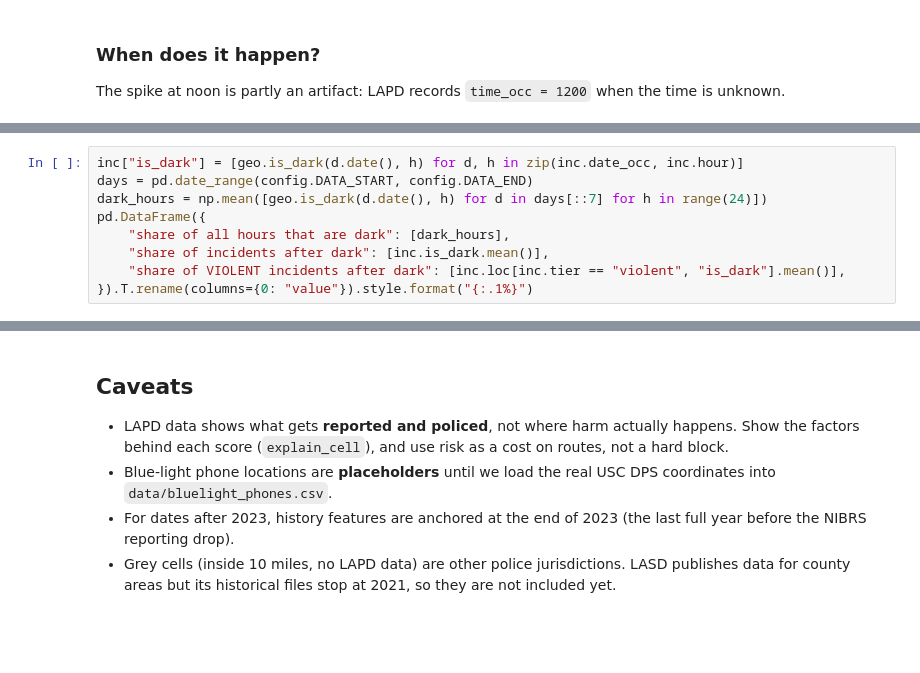
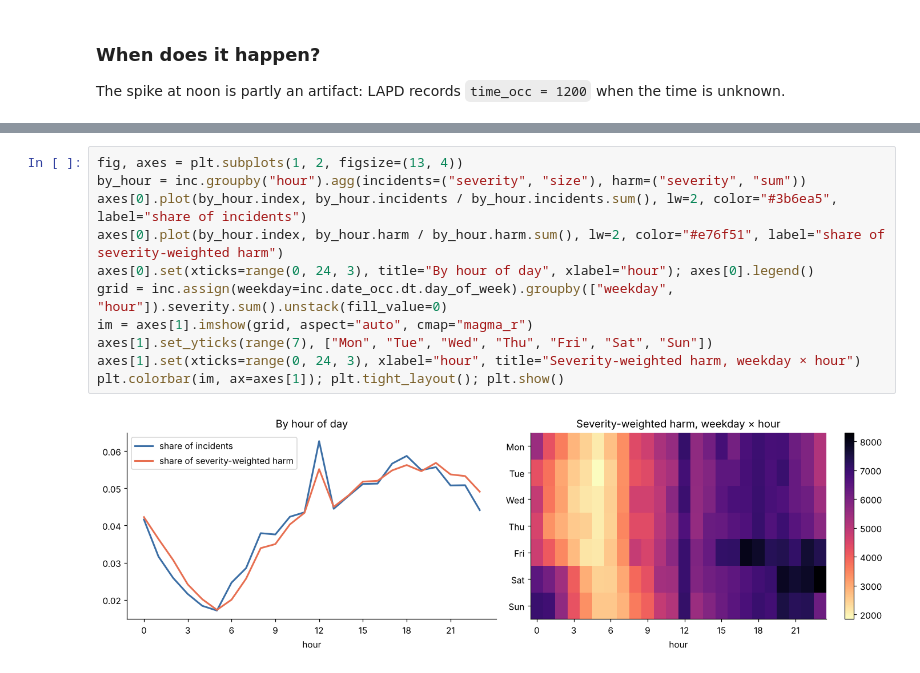
Before and after one commit to BenNormann/fight-or-flight-BE, a Jupyter notebook: algorithm/explore_train_infer.ipynb, the cells around one changed output, grey strips where cells are left out. Cells and saved outputs as stored; diff of their text form; blank space fills up the shorter version.

```diff
--- a/algorithm/explore_train_infer.ipynb
+++ b/algorithm/explore_train_infer.ipynb
@@ -119,9 +95,0 @@ We compute civil dawn/dusk for LA on each date with `astral`.
-# %%
-inc["is_dark"] = [geo.is_dark(d.date(), h) for d, h in zip(inc.date_occ, inc.hour)]
-days = pd.date_range(config.DATA_START, config.DATA_END)
-dark_hours = np.mean([geo.is_dark(d.date(), h) for d in days[::7] for h in range(24)])
-pd.DataFrame({
-    "share of all hours that are dark": [dark_hours],
-    "share of incidents after dark": [inc.is_dark.mean()],
-    "share of VIOLENT incidents after dark": [inc.loc[inc.tier == "violent", "is_dark"].mean()],
-}).T.rename(columns={0: "value"}).style.format("{:.1%}")
@@ -423,7 +96,13 @@ plt.tight_layout(); plt.show()
-# %% [markdown]
-## Caveats
-
-- LAPD data shows what gets **reported and policed**, not where harm actually happens. Show the factors behind each score (`explain_cell`), and use risk as a cost on routes, not a hard block.
-- Blue-light phone locations are **placeholders** until we load the real USC DPS coordinates into `data/bluelight_phones.csv`.
-- For dates after 2023, history features are anchored at the end of 2023 (the last full year before the NIBRS reporting drop).
-- Grey cells (inside 10 miles, no LAPD data) are other police jurisdictions. LASD publishes data for county areas but its historical files stop at 2021, so they are not included yet.
+# %%
+fig, axes = plt.subplots(1, 2, figsize=(13, 4))
+by_hour = inc.groupby("hour").agg(incidents=("severity", "size"), harm=("severity", "sum"))
+axes[0].plot(by_hour.index, by_hour.incidents / by_hour.incidents.sum(), lw=2, color="#3b6ea5", label="share of incidents")
+axes[0].plot(by_hour.index, by_hour.harm / by_hour.harm.sum(), lw=2, color="#e76f51", label="share of severity-weighted harm")
+axes[0].set(xticks=range(0, 24, 3), title="By hour of day", xlabel="hour"); axes[0].legend()
+grid = inc.assign(weekday=inc.date_occ.dt.day_of_week).groupby(["weekday", "hour"]).severity.sum().unstack(fill_value=0)
+im = axes[1].imshow(grid, aspect="auto", cmap="magma_r")
+axes[1].set_yticks(range(7), ["Mon", "Tue", "Wed", "Thu", "Fri", "Sat", "Sun"])
+axes[1].set(xticks=range(0, 24, 3), xlabel="hour", title="Severity-weighted harm, weekday × hour")
+plt.colorbar(im, ax=axes[1]); plt.tight_layout(); plt.show()
+# %% [output]
+[figure, added]
```
Also changed, not shown: parts of 70 cells of this notebook, 1 other file.
